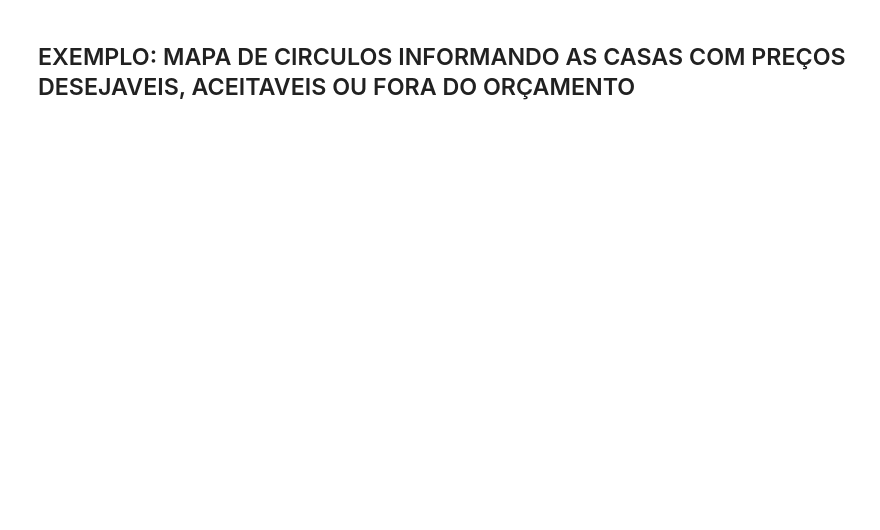
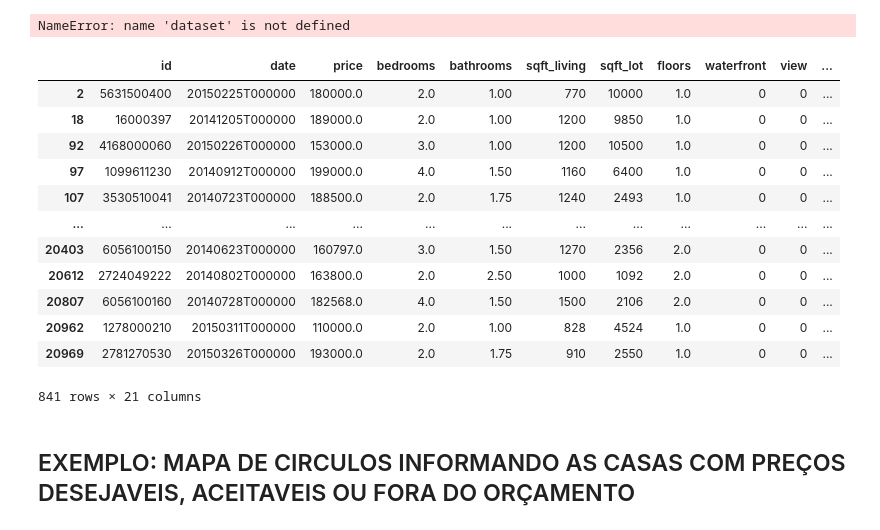
Before and after one commit to rafaluz/TOPICOS-ESPECIAIS-20241, a Jupyter notebook: 1.3 - trabalho avaliativo - plotagem da base kc_house/atividade_kc_house_data_plotagem.ipynb, the cells around one changed output. Saved outputs shown, nothing was run; the diff lists cells and outputs as text; code cells hidden in the pictures; blank space fills up the shorter version.

```diff
--- a/1.3 - trabalho avaliativo - plotagem da base kc_house/atividade_kc_house_data_plotagem.ipynb
+++ b/1.3 - trabalho avaliativo - plotagem da base kc_house/atividade_kc_house_data_plotagem.ipynb
@@ -11,5 +15,6 @@ import matplotlib.pyplot as plt
 # %%
 arquivo = 'kc_house_data.csv'
 dataset = pd.read_csv(arquivo, sep=',' ,header=0)
+dataset = dataset[dataset['price'] <= 200000]
 # %%
 dataset.info()
@@ -16,5 +39,23 @@ dataset.info()
 # %%
 dataset['price'].describe()
+# %% [output]
+NameError: name 'dataset' is not defined
+# %%
+dataset
+# %% [output]
+|  | id | date | price | bedrooms | bathrooms | sqft_living | sqft_lot | floors | waterfront | view | ... |
+| 2 | 5631500400 | 20150225T000000 | 180000.0 | 2.0 | 1.00 | 770 | 10000 | 1.0 | 0 | 0 | ... |
+| 18 | 16000397 | 20141205T000000 | 189000.0 | 2.0 | 1.00 | 1200 | 9850 | 1.0 | 0 | 0 | ... |
+| 92 | 4168000060 | 20150226T000000 | 153000.0 | 3.0 | 1.00 | 1200 | 10500 | 1.0 | 0 | 0 | ... |
+| 97 | 1099611230 | 20140912T000000 | 199000.0 | 4.0 | 1.50 | 1160 | 6400 | 1.0 | 0 | 0 | ... |
+| 107 | 3530510041 | 20140723T000000 | 188500.0 | 2.0 | 1.75 | 1240 | 2493 | 1.0 | 0 | 0 | ... |
+| ... | ... | ... | ... | ... | ... | ... | ... | ... | ... | ... | ... |
+| 20403 | 6056100150 | 20140623T000000 | 160797.0 | 3.0 | 1.50 | 1270 | 2356 | 2.0 | 0 | 0 | ... |
+| 20612 | 2724049222 | 20140802T000000 | 163800.0 | 2.0 | 2.50 | 1000 | 1092 | 2.0 | 0 | 0 | ... |
+| 20807 | 6056100160 | 20140728T000000 | 182568.0 | 4.0 | 1.50 | 1500 | 2106 | 2.0 | 0 | 0 | ... |
+| 20962 | 1278000210 | 20150311T000000 | 110000.0 | 2.0 | 1.00 | 828 | 4524 | 1.0 | 0 | 0 | ... |
+| 20969 | 2781270530 | 20150326T000000 | 193000.0 | 2.0 | 1.75 | 910 | 2550 | 1.0 | 0 | 0 | ... |
+841 rows × 21 columns
 # %% [markdown]
 ## EXEMPLO: MAPA DE CIRCULOS INFORMANDO AS CASAS COM PREÇOS DESEJAVEIS, ACEITAVEIS OU FORA DO ORÇAMENTO
 # %%
```
Also changed, not shown: parts of 6 cells of this notebook, 5 other files.
